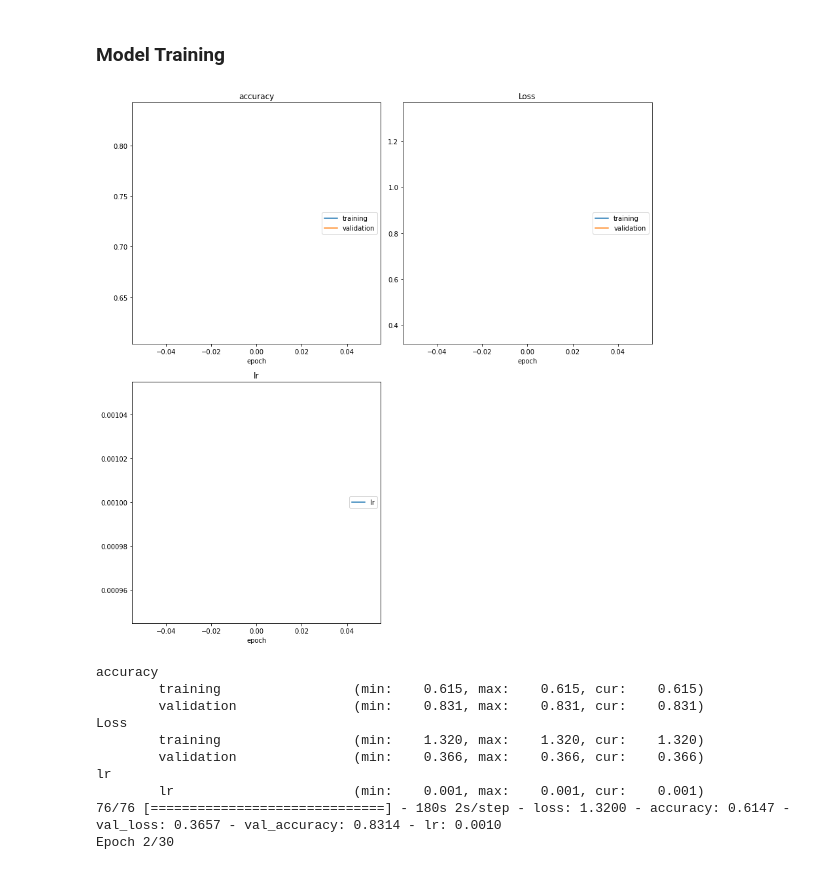
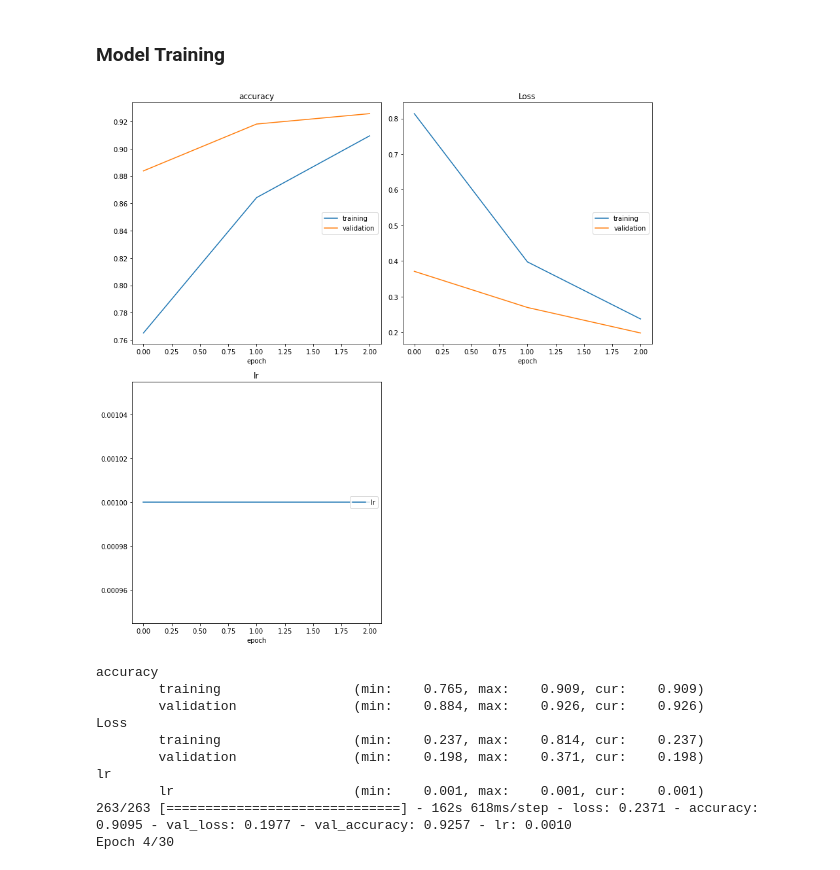
Before and after one commit to Satwikram/Pneumonia-Detection-using-Vision-Transformers, a Jupyter notebook: Notebooks/Pneumonia Detection using Vision Transformers.ipynb, the cells around one changed output. Drawn from its saved outputs; the diff is of its cells as text; code cells hidden in the pictures.

```diff
--- a/Notebooks/Pneumonia Detection using Vision Transformers.ipynb
+++ b/Notebooks/Pneumonia Detection using Vision Transformers.ipynb
@@ -98,7 +98,7 @@ def get_data(data_dir):
     count = 0
 
     for img in os.listdir(path):
-      if count < 1200:
+      if count < 1000:
         try:
           img_array = cv2.imread(os.path.join(path, img), cv2.IMREAD_GRAYSCALE)
           img_array = cv2.cvtColor(img_array, cv2.COLOR_GRAY2RGB)
@@ -271,16 +271,16 @@ def callbacks() -> list:
 # %% [markdown]
 ### Model Training
 # %%
-model.fit(X_train, y_train, validation_data = (X_test, y_test), epochs = 30, batch_size = 32, callbacks=callbacks())
+model.fit(X_train, y_train, validation_data = (X_test, y_test), epochs = 30, batch_size = 8, callbacks=callbacks())
 # %% [output]
-[figure, old version]
+[figure, new version]
 accuracy
-        training                 (min:    0.615, max:    0.615, cur:    0.615)
-        validation               (min:    0.831, max:    0.831, cur:    0.831)
+        training                 (min:    0.765, max:    0.909, cur:    0.909)
+        validation               (min:    0.884, max:    0.926, cur:    0.926)
 Loss
-        training                 (min:    1.320, max:    1.320, cur:    1.320)
-        validation               (min:    0.366, max:    0.366, cur:    0.366)
+        training                 (min:    0.237, max:    0.814, cur:    0.237)
+        validation               (min:    0.198, max:    0.371, cur:    0.198)
 lr
         lr                       (min:    0.001, max:    0.001, cur:    0.001)
-76/76 [==============================] - 180s 2s/step - loss: 1.3200 - accuracy: 0.6147 - val_loss: 0.3657 - val_accuracy: 0.8314 - lr: 0.0010
-Epoch 2/30
+263/263 [==============================] - 162s 618ms/step - loss: 0.2371 - accuracy: 0.9095 - val_loss: 0.1977 - val_accuracy: 0.9257 - lr: 0.0010
+Epoch 4/30
```
Also changed, not shown: parts of 1 cell of this notebook.
